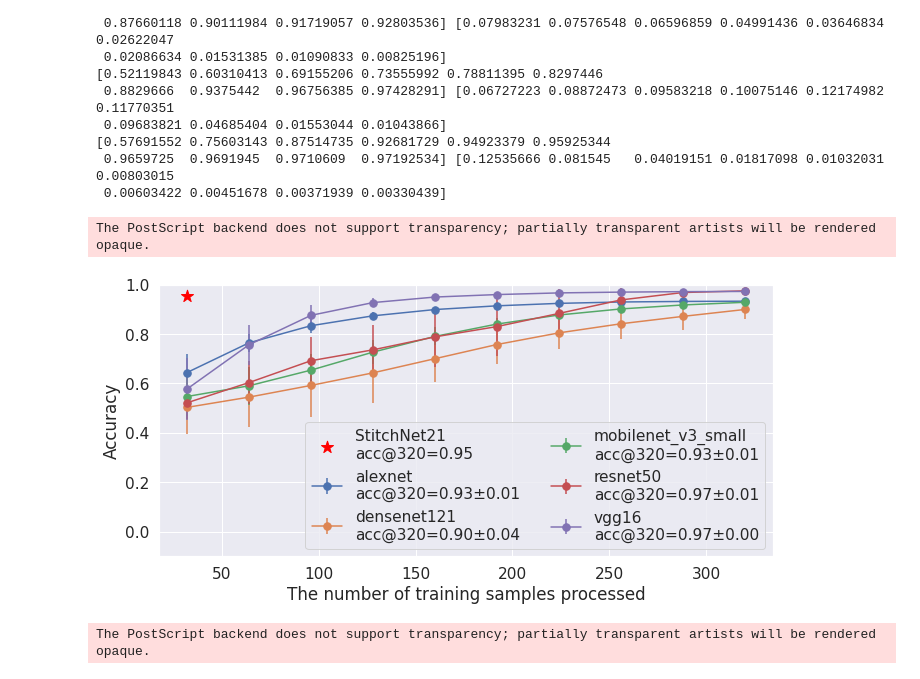
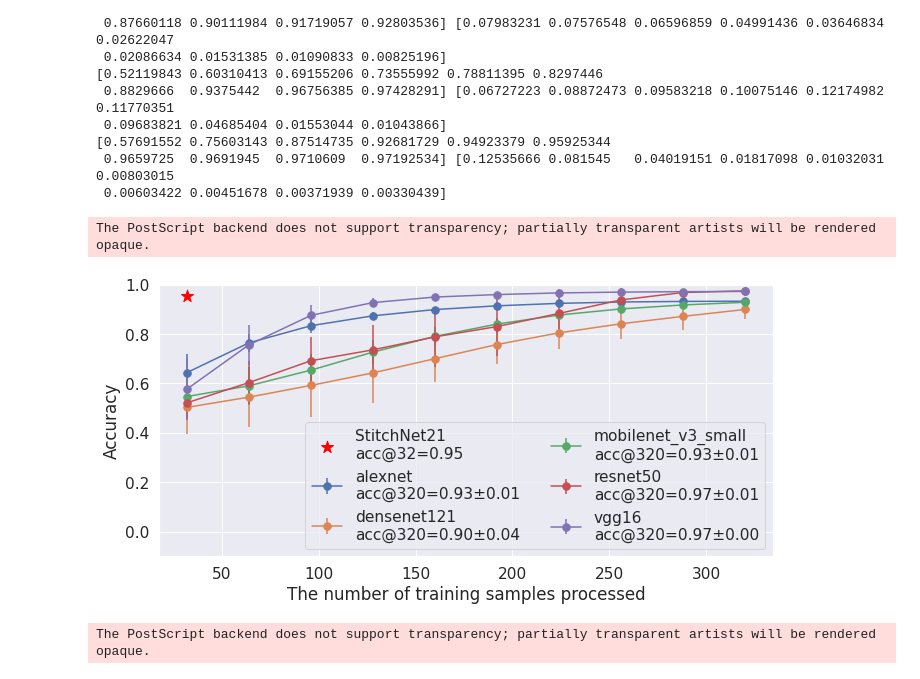
Before and after one commit to steerapi/stitchnet, a Jupyter notebook: 09_plot_results.ipynb, the cells around one changed output. Saved outputs shown, nothing was run; the diff lists cells and outputs as text; code cells hidden in the pictures.

Commit message:
update finetunng plot

```diff
--- a/09_plot_results.ipynb
+++ b/09_plot_results.ipynb
@@ -347,30 +347,30 @@ for net in nets:
 # %%
 import matplotlib.pyplot as plt
 sns.set_theme()
 sns.set(font_scale = 1.4)
 
 fig, ax = plt.subplots(1,1,figsize=[11, 5])
 sns.set(font_scale = 1.4)
 
 idxs = list(data['acc'].nlargest(1).index)
 netmeta = data.iloc[idxs[0]]
 k,series = list(ftdata.items())[0]
 ax.scatter([32], netmeta.acc, marker="*", s=160,
-           color="red", label=f"StitchNet21\nacc@{max(series.num_samples)}={netmeta.acc:.2f}")
+           color="red", label=f"StitchNet21\nacc@32={netmeta.acc:.2f}")
 for k,series in ftdata.items():
     label = f'{k}\nacc@{max(series.num_samples)}={series.acc.iloc[-1]:.2f}±{series.accstd.iloc[-1]:.2f}'
     ax.errorbar(series.num_samples, series.acc, series.accstd, label=label, linestyle='-', marker='.', markersize=15)
     # ax.plot(series.num_samples, series.acc, '.-', markersize=15, label=label)
 # plt.xlim(0,400)
 plt.ylim(-0.1, 1)
 ax.legend(loc=4, ncol=2)
 plt.xlabel('The number of training samples processed')
 plt.ylabel('Accuracy')
 
 plt.savefig(f'{figFolder}/finetune.eps',bbox_inches='tight')
 # %% [output]
 The PostScript backend does not support transparency; partially transparent artists will be rendered opaque.
-[figure, old version]
+[figure, new version]
 # %%
 import pandas as pd
 
```
